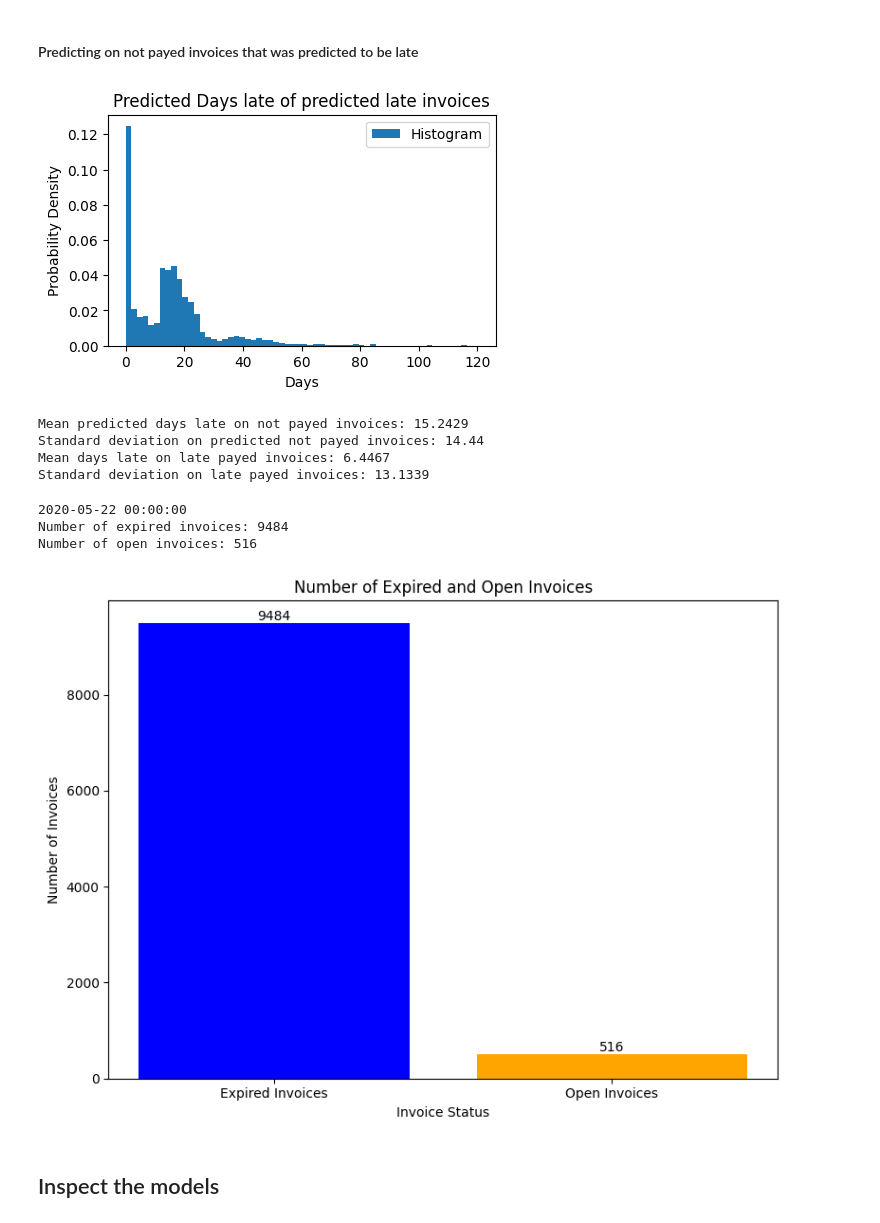
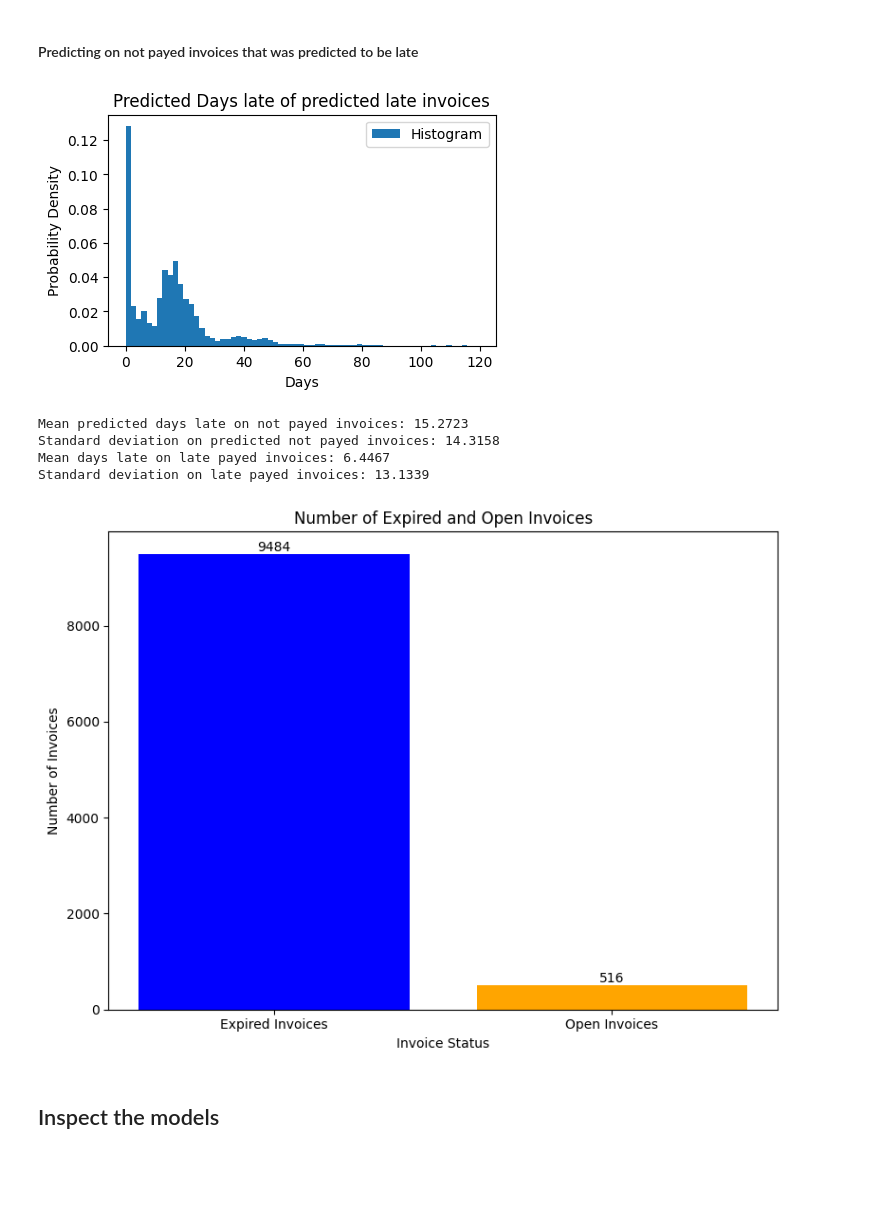
Before and after one commit to Remasproblemas/dv2599_project, a Jupyter notebook: main.ipynb, the cells around one changed output. Drawn from its saved outputs; the diff is of its cells as text; code cells hidden in the pictures; blank space fills up the shorter version.

```diff
--- a/main.ipynb
+++ b/main.ipynb
@@ -743,7 +742,7 @@ plt.show()
 # %%
 # Reset index to ensure clean DataFrames for both training and target
 df_predict_date.reset_index(drop=True, inplace=True)
-X_train_scaled.reset_index(drop=True, inplace=True)
+X_train.reset_index(drop=True, inplace=True)
 
 late_invoices = []
 for i, x in enumerate(final_predictions_ontime):
@@ -753,7 +752,7 @@ for i, x in enumerate(final_predictions_ontime):
 print(f"\nNumber of late invoices: {len(late_invoices)}")
 
 # Drop the rows corresponding to the outliers from both features and target
-df_predict_date = X_train_scaled.drop(index=late_invoices)
+df_predict_date = X_train.drop(index=late_invoices)
 
 # Reset indices after dropping outliers
 df_predict_date.reset_index(drop=True, inplace=True)
@@ -1177,29 +1175,29 @@ for i, col in enumerate(columns):
 #### Predicting on dataset with only late invoices
 # %%
 # Doing predictions on only late invoices
-pred_ab = model_ab.predict(X_test)
-pred_ba = model_ba.predict(X_test)
+pred_rfr = rfr.predict(X_test)
+pred_gbr = gbr.predict(X_test)
 
 #Since we already predicted they are going to be late we can change those greatar than 1
-for i, x in enumerate(pred_ba):
+for i, x in enumerate(pred_gbr):
     if x <= 0:
-        pred_ba[i] = 1
+        pred_gbr[i] = 1
 
-for i, x in enumerate(pred_ab):
+for i, x in enumerate(pred_rfr):
     if x <= 0:
-        pred_ab[i] = 1
+        pred_rfr[i] = 1
 
 
 # Metrics
-MSEab = round(mean_squared_error(y_test, pred_ab), 2)
-MSEba = round(mean_squared_error(y_test, pred_ba), 2)
-MAEab = round(mean_absolute_error(y_test, pred_ab), 2)
-MAEba = round(mean_absolute_error(y_test, pred_ba), 2)
+MSE_rfr = round(mean_squared_error(y_test, pred_rfr), 2)
+MSE_gbr = round(mean_squared_error(y_test, pred_gbr), 2)
+MAE_rfr = round(mean_absolute_error(y_test, pred_rfr), 2)
+MAE_gbr = round(mean_absolute_error(y_test, pred_gbr), 2)
 
-print("RandomForestRegressor MSE:", MSEab)
-print("RandomForestRegressor MAE:", MAEab)
-print("GradientBoostingRegressor MSE:", MSEba)
-print("GradientBoostingRegressor MAE:", MAEba)
+print("RandomForestRegressor MSE:", MSE_rfr)
+print("RandomForestRegressor MAE:", MAE_rfr)
+print("GradientBoostingRegressor MSE:", MSE_gbr)
+print("GradientBoostingRegressor MAE:", MAE_gbr)
 # %% [output]
 RandomForestRegressor MSE: 55.47
 RandomForestRegressor MAE: 2.57
@@ -1242,65 +1240,52 @@ plt.show()
 #### Predicting on not payed invoices that was predicted to be late
 # %%
 #Doing predictions
-pred_ab = model_ab.predict(df_predict_date)
+pred_rfr = rfr.predict(df_predict_date)
 
 #Since we already predicted they are going to be late we can change those greatar than 1
-for i, x in enumerate(pred_ab):
+for i, x in enumerate(pred_rfr):
     if x <= 0:
-        pred_ab[i] = 1
+        pred_rfr[i] = 1
 # %%
 #Calculating the widht size of the bins in the histogram
-n = len(pred_ab)
-bins = np.ceil((max(pred_ab)-min(pred_ab))/(3.5*np.std(pred_ab)/n**(1/3)))
+n = len(pred_rfr)
+bins = np.ceil((max(pred_rfr)-min(pred_rfr))/(3.5*np.std(pred_rfr)/n**(1/3)))
 
 #Plotting the values to a histogram
 plt.figure(figsize=(5, 3))
-plt.hist(pred_ab, bins=int(bins), density=True, label="Histogram")
+plt.hist(pred_rfr, bins=int(bins), density=True, label="Histogram")
 
 plt.xlabel('Days')
 plt.ylabel('Probability Density')
 plt.legend()
 plt.title('Predicted Days late of predicted late invoices')
 plt.show()
 # %% [output]
-[figure, old version]
+[figure, new version]
 # %%
 ## Calculating mean and standard deviation
-pred_ab_mean = round(sum(pred_ab)/len(pred_ab),4)
-pred_ab_std_deviation = round(np.std(pred_ab),4)
+pred_rfr_mean = round(sum(pred_rfr)/len(pred_rfr),4)
+pred_rfr_std_deviation = round(np.std(pred_rfr),4)
 y_delayed_payment_days_mean = round(sum(y)/len(y),4)
 y_delayed_payment_days_std_deviation = round(np.std(y),4)
 
 
-print("Mean predicted days late on not payed invoices:", pred_ab_mean)
-print("Standard deviation on predicted not payed invoices:", pred_ab_std_deviation)
+print("Mean predicted days late on not payed invoices:", pred_rfr_mean)
+print("Standard deviation on predicted not payed invoices:", pred_rfr_std_deviation)
 print("Mean days late on late payed invoices:", y_delayed_payment_days_mean)
 print("Standard deviation on late payed invoices:", y_delayed_payment_days_std_deviation)
 # %% [output]
-Mean predicted days late on not payed invoices: 15.2429
-Standard deviation on predicted not payed invoices: 14.44
+Mean predicted days late on not payed invoices: 15.2723
+Standard deviation on predicted not payed invoices: 14.3158
 Mean days late on late payed invoices: 6.4467
 Standard deviation on late payed invoices: 13.1339
 # %%
-# Jämför obetalda fakturor om hur många som redan är sena
-
-# simulated_todays_date = df_payement_ontime['due_in_date'].max()
-print(simulated_todays_date)
-
-# print(df_predict_date.columns) # Fakturor som inte är betalade
-
 df_predict_looking['due_in_date'] = pd.to_datetime(df_predict_looking['due_in_date'], format='%Y%m%d')
 df_predict_looking['clear_date'] = pd.to_datetime(df_predict_looking['clear_date'],  errors='coerce')
 df_predict_looking['posting_date'] = pd.to_datetime(df_predict_looking['posting_date'], format='%m/%d/%Y')
 
 num_expired_invoices = len(df_predict_looking[df_predict_looking['due_in_date'] < simulated_todays_date])
 num_open_invoices = len(df_predict_looking[df_predict_looking['due_in_date'] >= simulated_todays_date])
-
-print(f"Number of expired invoices: {num_expired_invoices}")
-print(f"Number of open invoices: {num_open_invoices}")
-
-# Kolla sista dagen som en faktura blivit betald, antag som "dagens" datum
-# Kolla  dagens datum med due in date om vilka som äreda är sena
 
 # Data for plotting
 categories = ['Expired Invoices', 'Open Invoices']
@@ -1324,9 +1309,6 @@ for bar in bars:
 plt.tight_layout()
 plt.show()
 # %% [output]
-2020-05-22 00:00:00
-Number of expired invoices: 9484
-Number of open invoices: 516
 [figure]
 # %% [markdown]
 ## Inspect the models
```
Also changed, not shown: parts of 21 cells of this notebook, 1 other file.
